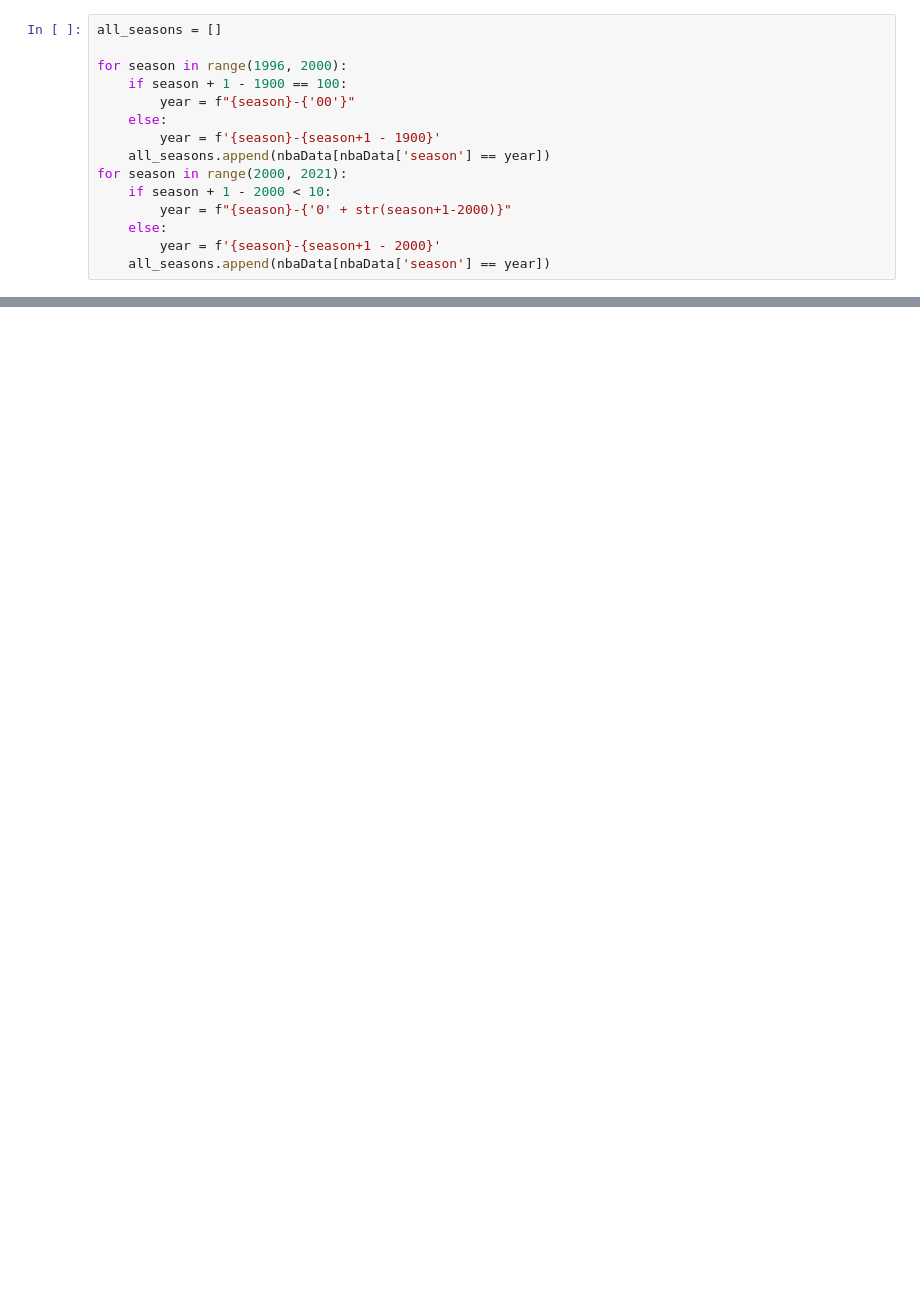
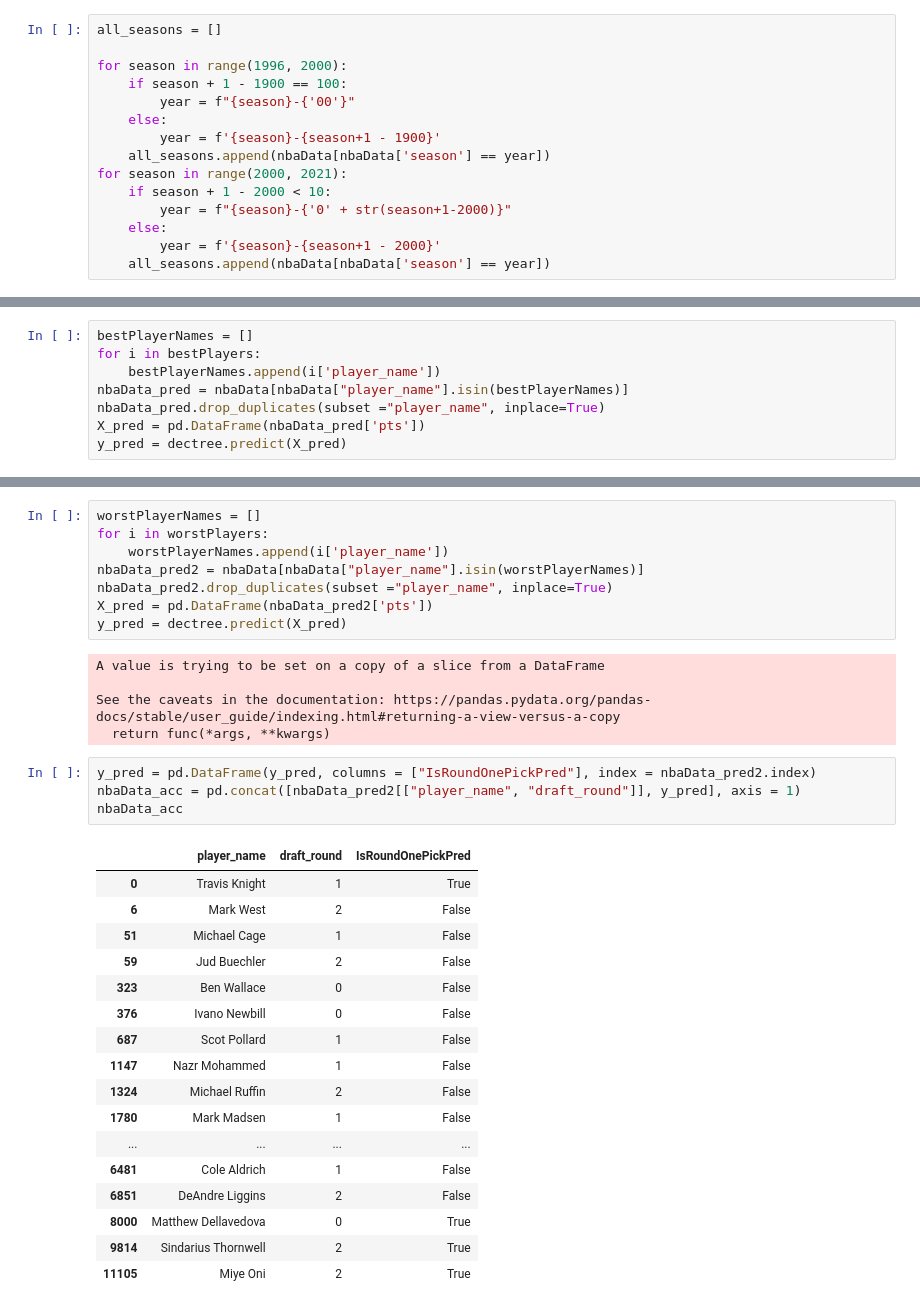
Before and after one commit to agkj/SC1015---NBA-Project, a Jupyter notebook: BestBois.ipynb, the cells around one changed output, grey strips where cells are left out. Cells and saved outputs as stored; diff of their text form; blank space fills up the shorter version.

```diff
--- a/BestBois.ipynb
+++ b/BestBois.ipynb
@@ -130,0 +221,8 @@ season               2020-21
+# %%
+bestPlayerNames = []
+for i in bestPlayers:
+    bestPlayerNames.append(i['player_name'])
+nbaData_pred = nbaData[nbaData["player_name"].isin(bestPlayerNames)]
+nbaData_pred.drop_duplicates(subset ="player_name", inplace=True)
+X_pred = pd.DataFrame(nbaData_pred['pts'])
+y_pred = dectree.predict(X_pred)
@@ -130,0 +252,35 @@ season               2020-21
+# %%
+worstPlayerNames = []
+for i in worstPlayers:
+    worstPlayerNames.append(i['player_name'])
+nbaData_pred2 = nbaData[nbaData["player_name"].isin(worstPlayerNames)]
+nbaData_pred2.drop_duplicates(subset ="player_name", inplace=True)
+X_pred = pd.DataFrame(nbaData_pred2['pts'])
+y_pred = dectree.predict(X_pred)
+# %% [output]
+A value is trying to be set on a copy of a slice from a DataFrame
+
+See the caveats in the documentation: https://pandas.pydata.org/pandas-docs/stable/user_guide/indexing.html#returning-a-view-versus-a-copy
+  return func(*args, **kwargs)
+# %%
+y_pred = pd.DataFrame(y_pred, columns = ["IsRoundOnePickPred"], index = nbaData_pred2.index)
+nbaData_acc = pd.concat([nbaData_pred2[["player_name", "draft_round"]], y_pred], axis = 1)
+nbaData_acc
+# %% [output]
+|  | player_name | draft_round | IsRoundOnePickPred |
+| 0 | Travis Knight | 1 | True |
+| 6 | Mark West | 2 | False |
+| 51 | Michael Cage | 1 | False |
+| 59 | Jud Buechler | 2 | False |
+| 323 | Ben Wallace | 0 | False |
+| 376 | Ivano Newbill | 0 | False |
+| 687 | Scot Pollard | 1 | False |
+| 1147 | Nazr Mohammed | 1 | False |
+| 1324 | Michael Ruffin | 2 | False |
+| 1780 | Mark Madsen | 1 | False |
+| ... | ... | ... | ... |
+| 6481 | Cole Aldrich | 1 | False |
+| 6851 | DeAndre Liggins | 2 | False |
+| 8000 | Matthew Dellavedova | 0 | True |
+| 9814 | Sindarius Thornwell | 2 | True |
+| 11105 | Miye Oni | 2 | True |
```
Also changed, not shown: parts of 14 cells of this notebook.
